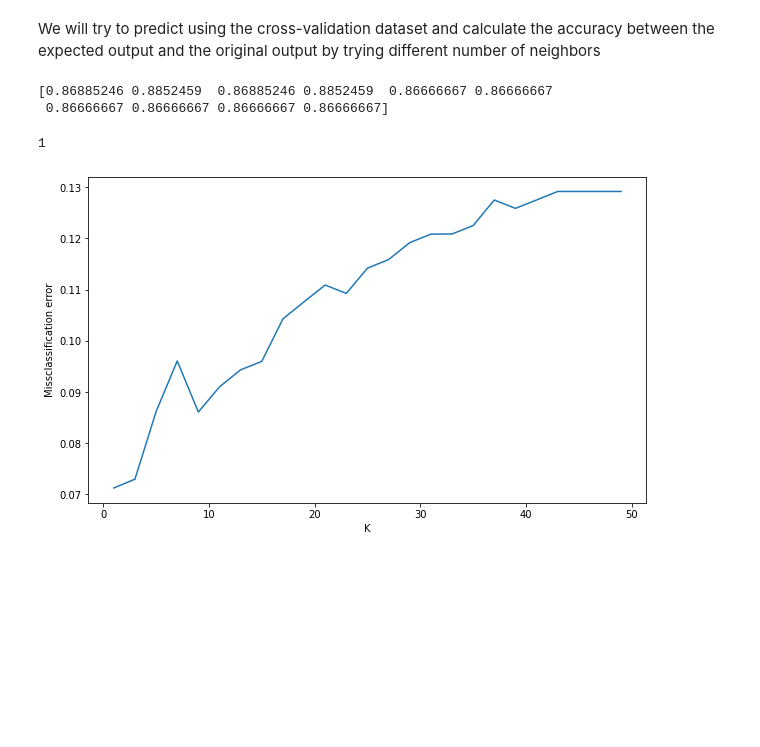
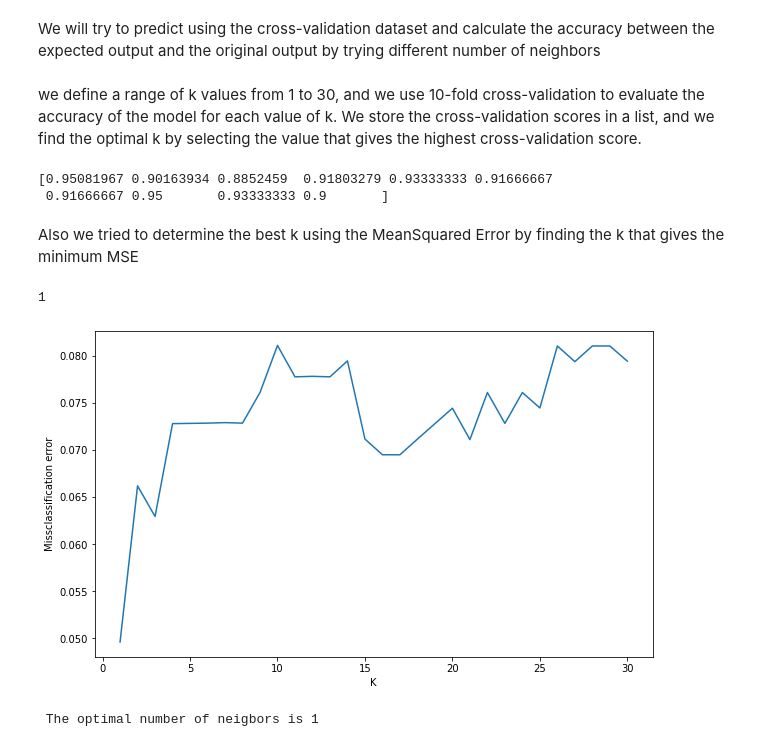
Before and after one commit to Aya-gamal2211/MachineLearning, a Jupyter notebook: ML.ipynb, the cells around one changed output. Drawn from its saved outputs; the diff is of its cells as text; code cells hidden in the pictures; blank space fills up the shorter version.

```diff
--- a/ML.ipynb
+++ b/ML.ipynb
@@ -30,7 +30,7 @@ from tensorflow.keras.models import Sequential
 from tensorflow.keras.layers import Dense, LeakyReLU
 from tensorflow.keras.activations import linear, relu, sigmoid
 # %%
-train_data= pd.read_csv('..\data.csv')
+data= pd.read_csv('..\data.csv')
 # Split the inputs and outputs into separate arrays
 # x = data[ :, 0]
 # y = data[:,1]
@@ -153,32 +153,42 @@ We will try to predict using the cross-validation dataset and calculate the accu
 #     acc[i-1] = metrics.accuracy_score(y_cv, yhat)
 
 # acc
+# %% [markdown]
+we define a range of k values from 1 to 30, and we use 10-fold cross-validation to evaluate the accuracy of the model for each value of k. We store the cross-validation scores in a list, and we find the optimal k by selecting the value that gives the highest cross-validation score.
 # %%
-# from sklearn.model_selection import cross_val_score
-# neighbors=[]
-# cv_scores=[]
-# for k in range(1, 51, 2):
-#     neighbors.append(k)
-#     knn=KNeighborsClassifier ( n_neighbors=k)
-#     scores=cross_val_score(knn,x_train,y_train,cv=10, scoring='accuracy')
-#     cv_scores.append(scores.mean())
+from sklearn.model_selection import cross_val_score
+neighbors=[]
+k_range=range(1,31)
+cv_scores=[]
+for k in k_range:
+    neighbors.append(k)
+    knn=KNeighborsClassifier ( n_neighbors=k)
+    scores=cross_val_score(knn,x_train,y_train,cv=10, scoring='accuracy')
+    cv_scores.append(scores.mean())
 
-# scores=cross_val_score(knn,x_train,y_train,cv=10, scoring='accuracy')
-# print(scores)
+scores=cross_val_score(knn,x_train,y_train,cv=10, scoring='accuracy')
+print(scores)
 # %% [output]
-[0.86885246 0.8852459  0.86885246 0.8852459  0.86666667 0.86666667
- 0.86666667 0.86666667 0.86666667 0.86666667]
+[0.95081967 0.90163934 0.8852459  0.91803279 0.93333333 0.91666667
+ 0.91666667 0.95       0.93333333 0.9       ]
+# %% [markdown]
+Also we tried to determine the best k using the MeanSquared Error by finding the k that gives the minimum MSE
 # %%
 # # for determining the best k
-# MSE=[1-x for x in cv_scores]
+MSE=[1-x for x in cv_scores]
 
-# optimal_k =neighbors[MSE.index(min(MSE))]
-# print(optimal_k)
-# plt.figure(figsize=(10,6))
-# plt.plot(neighbors,MSE)
-# plt.xlabel("K")
-# plt.ylabel("Missclassification error")
-# plt.show()
+optimal_k =neighbors[MSE.index(min(MSE))]
+print(optimal_k)
+plt.figure(figsize=(10,6))
+plt.plot(neighbors,MSE)
+plt.xlabel("K")
+plt.ylabel("Missclassification error")
+plt.show()
 # %% [output]
 1
-[figure, old version]
+[figure, new version]
+# %%
+optimal_k=k_range[np.argmax(cv_scores)]
+print(f" The optimal number of neigbors is {optimal_k} ")
+# %% [output]
+ The optimal number of neigbors is 1
```
Also changed, not shown: parts of 2 cells of this notebook.
